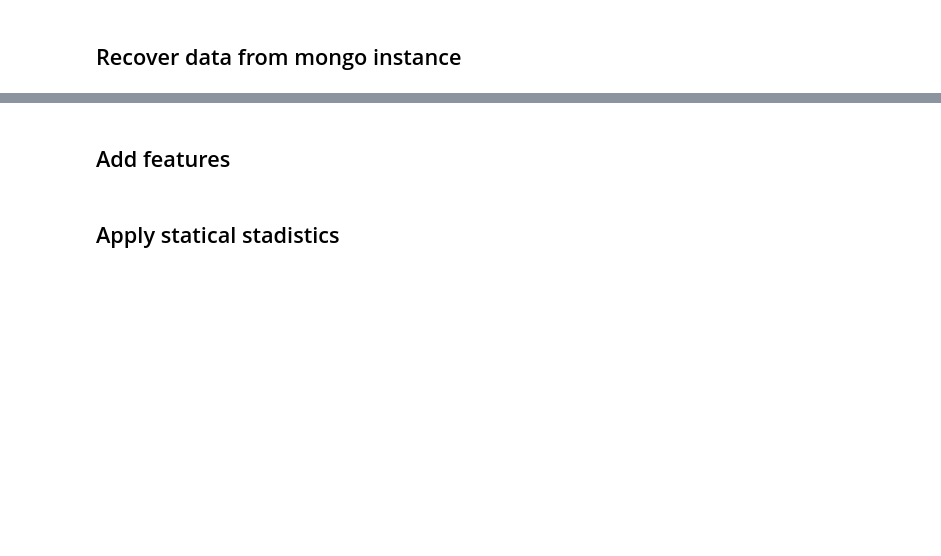
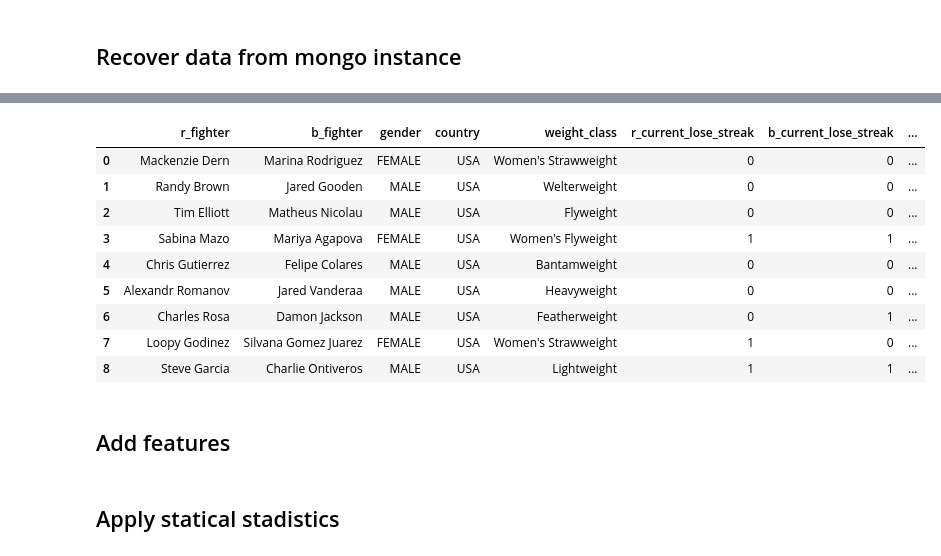
Before and after one commit to wilberquito/UFC-winner-predictor, a Jupyter notebook: lab/notebooks/ufc.ipynb, the cells around one changed output, grey strips where cells are left out. Cells and saved outputs as stored; diff of their text form; code cells hidden in the pictures; blank space fills up the shorter version.

```diff
--- a/lab/notebooks/ufc.ipynb
+++ b/lab/notebooks/ufc.ipynb
@@ -310,3 +361,19 @@ mongodb_ufc.upcoming \
+# %%
+upcoming_df = mongodb.findall(
+    mongodb_ufc.upcoming,
+    to_df = True)
+upcoming_df
+# %% [output]
+|  | r_fighter | b_fighter | gender | country | weight_class | r_current_lose_streak | b_current_lose_streak | ... |
+| 0 | Mackenzie Dern | Marina Rodriguez | FEMALE | USA | Women's Strawweight | 0 | 0 | ... |
+| 1 | Randy Brown | Jared Gooden | MALE | USA | Welterweight | 0 | 0 | ... |
+| 2 | Tim Elliott | Matheus Nicolau | MALE | USA | Flyweight | 0 | 0 | ... |
+| 3 | Sabina Mazo | Mariya Agapova | FEMALE | USA | Women's Flyweight | 1 | 1 | ... |
+| 4 | Chris Gutierrez | Felipe Colares | MALE | USA | Bantamweight | 0 | 0 | ... |
+| 5 | Alexandr Romanov | Jared Vanderaa | MALE | USA | Heavyweight | 0 | 0 | ... |
+| 6 | Charles Rosa | Damon Jackson | MALE | USA | Featherweight | 0 | 1 | ... |
+| 7 | Loopy Godinez | Silvana Gomez Juarez | FEMALE | USA | Women's Strawweight | 1 | 0 | ... |
+| 8 | Steve Garcia | Charlie Ontiveros | MALE | USA | Lightweight | 1 | 1 | ... |
 # %% [markdown]
 ## Add features
 # %% [markdown]
```
Also changed, not shown: parts of 14 cells of this notebook, 1 other file.
